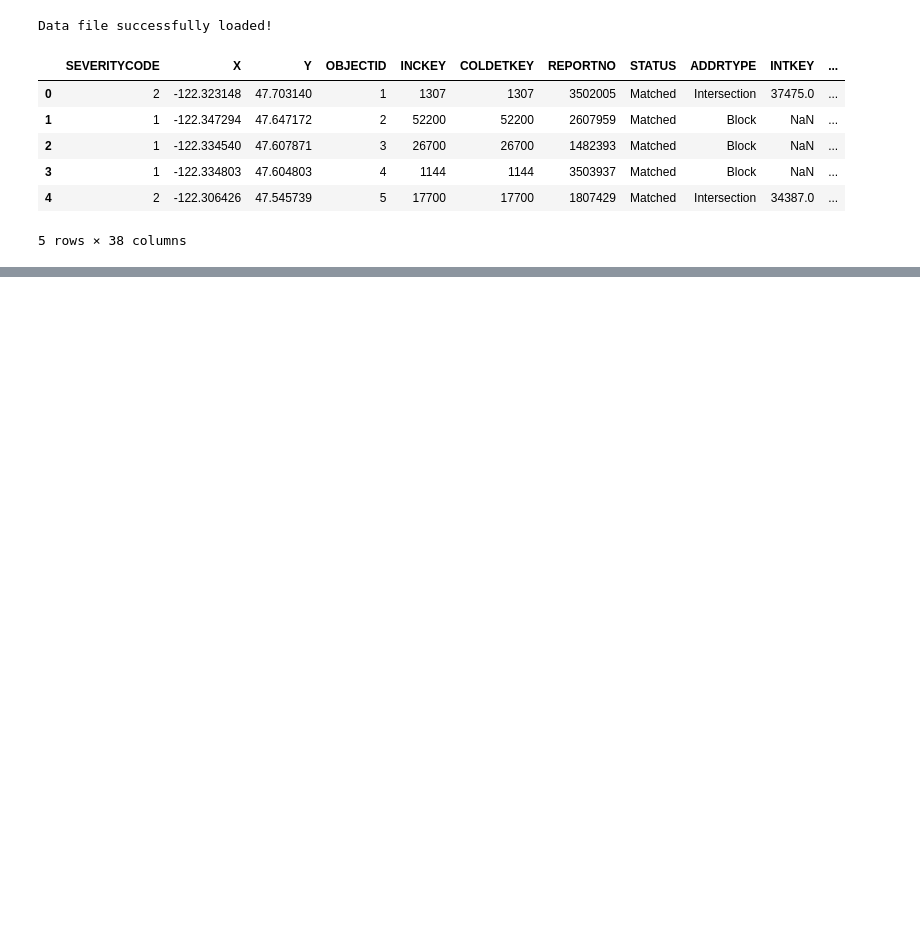
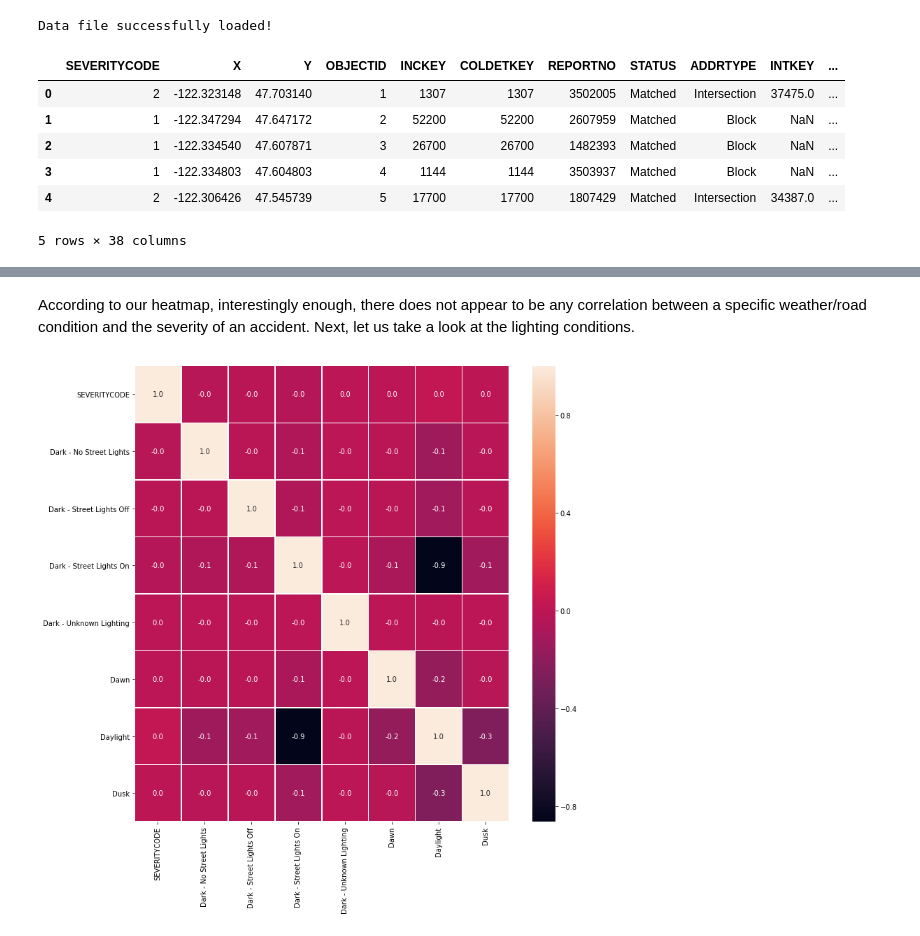
Before and after one commit to jmsierch/Coursera_Capstone, a Jupyter notebook: FinalProject.ipynb, the cells around one changed output, grey strips where cells are left out. Saved outputs shown, nothing was run; the diff lists cells and outputs as text; code cells hidden in the pictures; blank space fills up the shorter version.

```diff
--- a/FinalProject.ipynb
+++ b/FinalProject.ipynb
@@ -59,0 +358,13 @@ df.head()
+# %% [markdown]
+According to our heatmap, interestingly enough, there does not appear to be any correlation between a specific weather/road condition and the severity of an accident. Next, let us take a look at the lighting conditions.
+# %%
+# Lighting Conditions Correlation Matrix
+# Lighting Conditions Selection
+df_featureSelection_Lighting = df_featureSelection[['SEVERITYCODE', 'Dark - No Street Lights', 'Dark - Street Lights Off', 'Dark - Street Lights On',
+                                                    'Dark - Unknown Lighting', 'Dawn', 'Daylight', 'Dusk']]
+
+# Create the Lighting Conditions Correlation Matrix
+figureLighting, axisLighting = plt.subplots(figsize=(12, 12));
+sns.heatmap(df_featureSelection_Lighting.corr(), annot = True, linewidths = .5, fmt = '.01f', ax = axisLighting);
+# %% [output]
+[figure, added]
```
Also changed, not shown: parts of 77 cells of this notebook.
